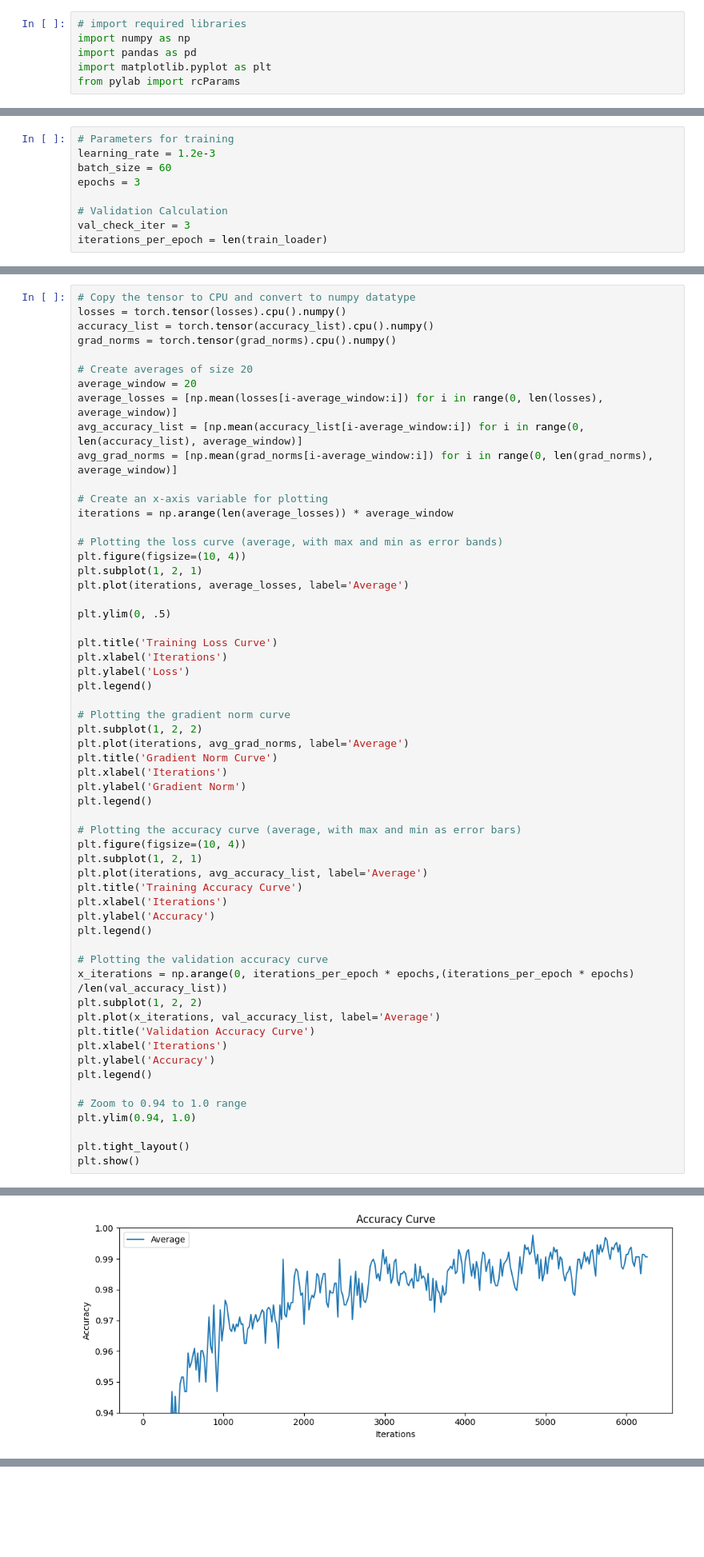
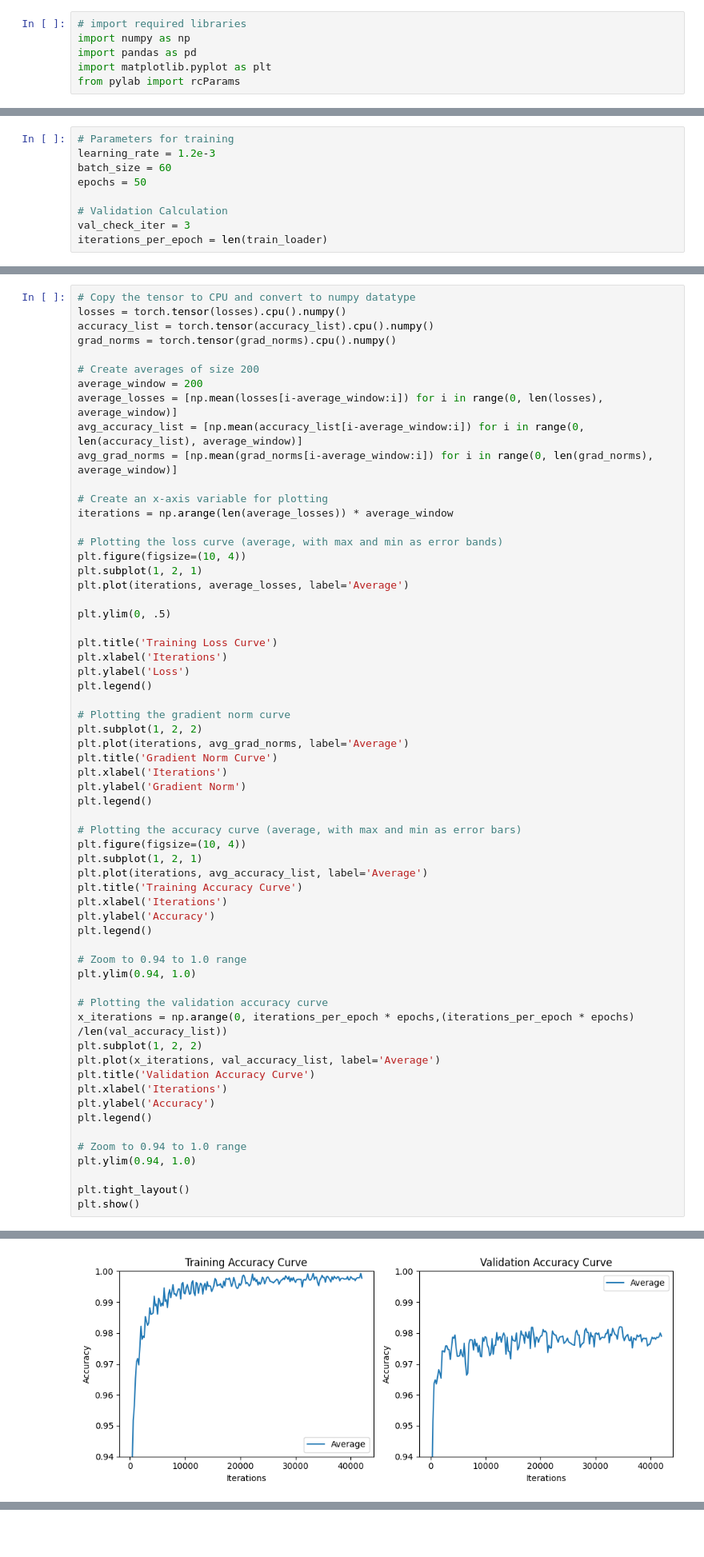
Before and after one commit to Germoe/LeNet-300-100, a Jupyter notebook: LeNet-300-100-LTH-Paper.ipynb, the cells around one changed output, grey strips where cells are left out. Shown at 80% size. Cells and saved outputs as stored; diff of their text form; blank space fills up the shorter version.

Commit message:
Submit successfully trained network with charts

```diff
--- a/LeNet-300-100-LTH-Paper.ipynb
+++ b/LeNet-300-100-LTH-Paper.ipynb
@@ -73,7 +71,7 @@ Training dataset shape:  torch.Size([60000, 28, 28])
 # Parameters for training
 learning_rate = 1.2e-3
 batch_size = 60
-epochs = 3
+epochs = 50
 
 # Validation Calculation
 val_check_iter = 3
@@ -203,8 +200,8 @@ losses = torch.tensor(losses).cpu().numpy()
 accuracy_list = torch.tensor(accuracy_list).cpu().numpy()
 grad_norms = torch.tensor(grad_norms).cpu().numpy()
 
-# Create averages of size 20
-average_window = 20
+# Create averages of size 200
+average_window = 200
 average_losses = [np.mean(losses[i-average_window:i]) for i in range(0, len(losses), average_window)]
 avg_accuracy_list = [np.mean(accuracy_list[i-average_window:i]) for i in range(0, len(accuracy_list), average_window)]
 avg_grad_norms = [np.mean(grad_norms[i-average_window:i]) for i in range(0, len(grad_norms), average_window)]
@@ -241,6 +238,9 @@ plt.xlabel('Iterations')
 plt.ylabel('Accuracy')
 plt.legend()
 
+# Zoom to 0.94 to 1.0 range
+plt.ylim(0.94, 1.0)
+
 # Plotting the validation accuracy curve
 x_iterations = np.arange(0, iterations_per_epoch * epochs,(iterations_per_epoch * epochs) /len(val_accuracy_list))
 plt.subplot(1, 2, 2)
@@ -261,4 +260,4 @@ No artists with labels found to put in legend.  Note that artists whose label st
-[figure, old version]
+[figure, new version]
 # %%
 # Test the model
 model.eval()
```
Also changed, not shown: parts of 5 cells of this notebook.
